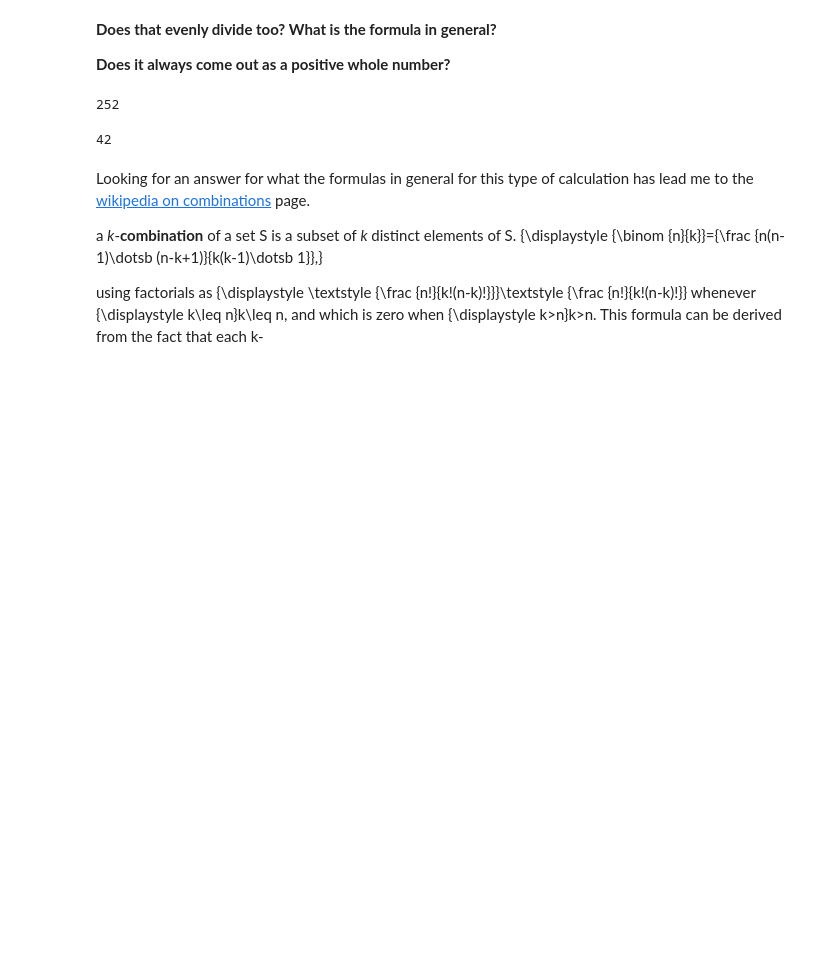
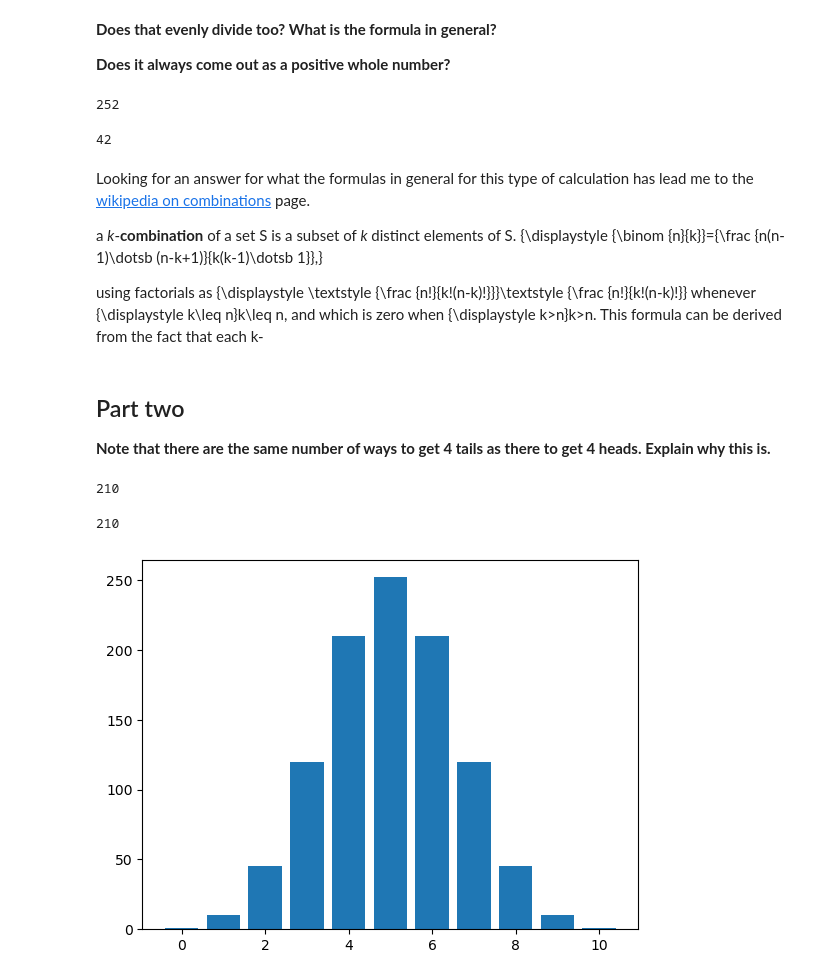
Before and after one commit to BridK02/fundata-assessment, a Jupyter notebook: Practicals/02-Randomness-exercises.ipynb, the cells around one changed output. Saved outputs shown, nothing was run; the diff lists cells and outputs as text; code cells hidden in the pictures; blank space fills up the shorter version.

```diff
--- a/Practicals/02-Randomness-exercises.ipynb
+++ b/Practicals/02-Randomness-exercises.ipynb
@@ -26,3 +26,29 @@ a *k*-**combination** of a set S is a subset of *k* distinct elements of S.
 {\displaystyle {\binom {n}{k}}={\frac {n(n-1)\dotsb (n-k+1)}{k(k-1)\dotsb 1}},}
 
  using factorials as {\displaystyle \textstyle {\frac {n!}{k!(n-k)!}}}\textstyle {\frac {n!}{k!(n-k)!}} whenever {\displaystyle k\leq n}k\leq n, and which is zero when {\displaystyle k>n}k>n. This formula can be derived from the fact that each k-
+# %% [markdown]
+## Part two
+**Note that there are the same number of ways to get 4 tails as there to get 4 heads. Explain why this is.**
+# %%
+import math
+#for 4 heads
+math.comb(10, 4)
+# %% [output]
+210
+# %%
+math.comb(10, 6)
+# %% [output]
+210
+# %%
+#to show this in a bar chart 4 heads is the same as 6 tails and vice versa
+import matplotlib.pyplot as plt
+
+coins = 10
+
+x = list(range(coins + 1))
+
+y = [math.comb(coins, i) for i in x]
+
+plt.bar(x, y);
+# %% [output]
+[figure, added]
```
Also changed, not shown: parts of 14 cells of this notebook.
